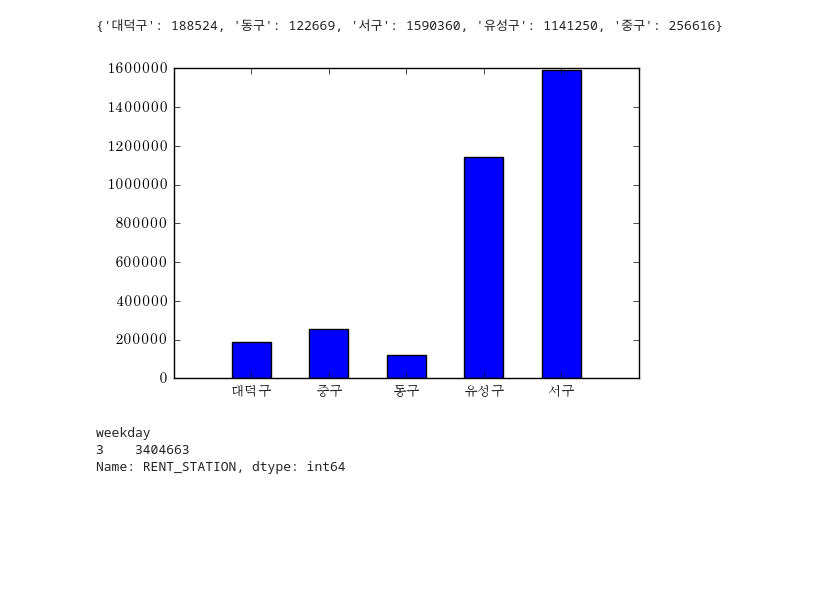
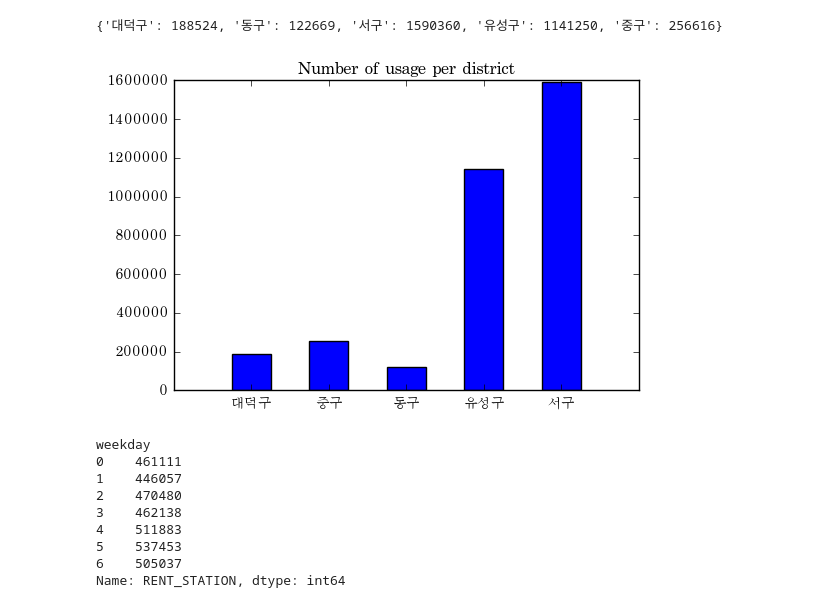
Before and after one commit to yoonjaecho/Spring_2017_DataScience, a Jupyter notebook: Week2/bonus_assignment.ipynb, the cells around one changed output. Saved outputs shown, nothing was run; the diff lists cells and outputs as text; code cells hidden in the pictures; blank space fills up the shorter version.

Commit message:
Implement day, hour, day-hour usage visualizaion

```diff
--- a/Week2/bonus_assignment.ipynb
+++ b/Week2/bonus_assignment.ipynb
@@ -14,7 +14,7 @@ from operator import itemgetter
 import numpy as np
 from numpy import *
 # %%
-tashu = pd.read_csv('./tashu.csv')
+tashu = pd.read_csv('tashu.csv', dtype={'RETURN_DATE': str})
 station = pd.read_csv('./station.csv')
 # %%
 kiosk_per_district_count = station.groupby('구별').키오스크번호.count()
@@ -44,14 +59,6 @@ kiosk_district_dict = dict(zip(station.키오스크번호, station.구별))
-# %%
-import warnings
-
-# Remove a line with error data
-warnings.filterwarnings('ignore')
-whereAreNaNs = isnan(tashu.RENT_STATION)
-tashu.RENT_STATION[whereAreNaNs] = 0
-tashu.RETURN_STATION[whereAreNaNs] = 0
-whereAreNaNs = isnan(tashu.RETURN_STATION)
-tashu.RETURN_STATION[whereAreNaNs] = 0
-tashu.RENT_STATION[whereAreNaNs] = 0
-tashu['RENT_STATION'] = tashu['RENT_STATION'].astype('int')
-tashu['RETURN_STATION'] = tashu['RETURN_STATION'].astype('int')
-#tashu[:10]
+# %%
+# Data cleansing
+tashu = tashu.dropna()
+tashu['RENT_DATE'] = pd.to_datetime(tashu['RENT_DATE'], format = '%Y%m%d%H%M%S')
+tashu['RETURN_DATE'] = pd.to_datetime(tashu['RETURN_DATE'], format = '%Y%m%d%H%M%S')
+tashu[:10]
@@ -71,17 +89,23 @@ usage_per_district
 # %%
 X = np.arange(len(usage_per_district))
 plt.bar(X, usage_per_district.values(), align='center', width=0.5)
 plt.xticks(X, usage_per_district.keys())
+plt.title('Number of usage per district')
 plt.rc('font', family='AppleMyungjo')
 plt.show()
 # %% [output]
-[figure, old version]
+[figure, new version]
 # %%
 tashu['weekday'] = pd.DatetimeIndex(tashu['RENT_DATE']).weekday
-tashu[:10]
-rent_weekday = tashu.groupby('weekday').RENT_STATION.count()
-rent_weekday
+weekday = tashu.groupby('weekday').RENT_STATION.count()
+weekday
 # %% [output]
 weekday
-3    3404663
+0    461111
+1    446057
+2    470480
+3    462138
+4    511883
+5    537453
+6    505037
 Name: RENT_STATION, dtype: int64
```
Also changed, not shown: parts of 11 cells of this notebook.
